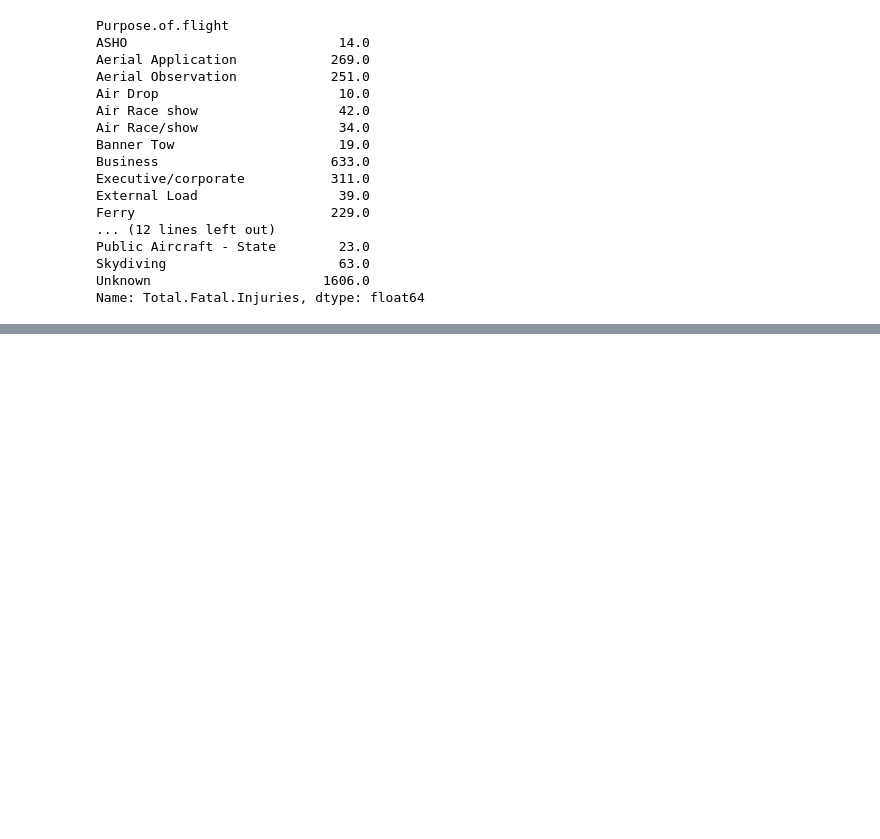
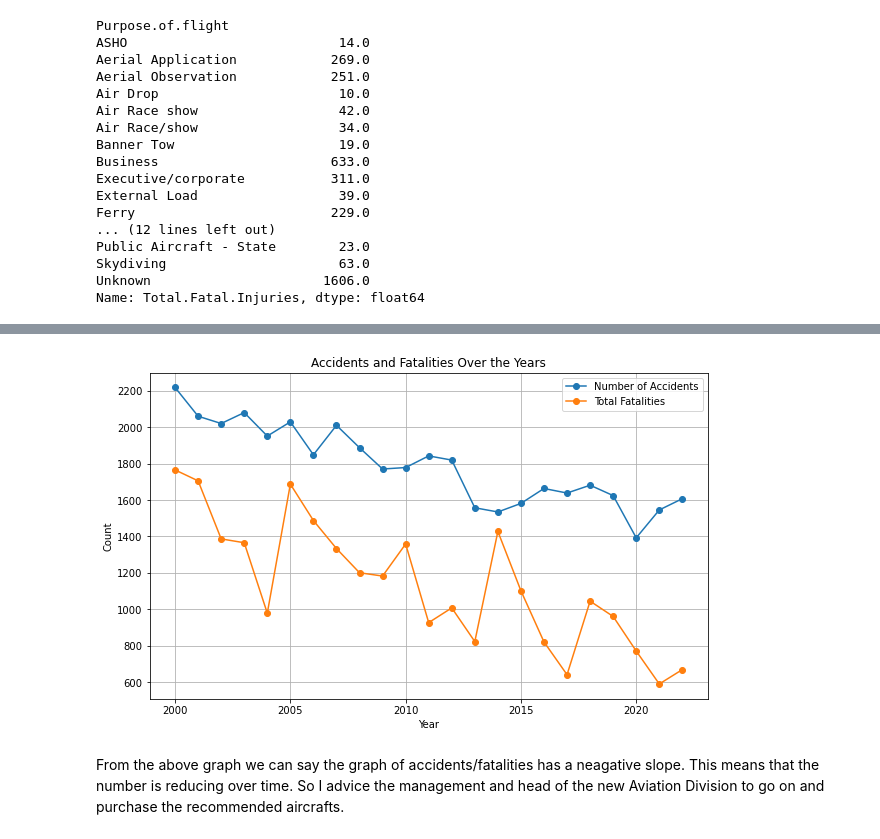
Before and after one commit to Kwamboka1584/dsc-phase-1-project-v3, a Jupyter notebook: student.ipynb, the cells around one changed output, grey strips where cells are left out. Drawn from its saved outputs; the diff is of its cells as text; code cells hidden in the pictures; blank space fills up the shorter version.

```diff
--- a/student.ipynb
+++ b/student.ipynb
@@ -387,0 +418,20 @@ plt.show()
+# %%
+# Accidents graph over the years from the year 2000
+accidents_by_year = Aviation_df_clean.groupby(YEAR).agg(
+    num_accidents=(EVENT_ID, 'count'),
+    total_fatalities=(TOTAL_FATAL_INJURIES, 'sum')
+).reset_index()
+accidents_by_year = accidents_by_year.sort_values(YEAR, ascending=True)
+plt.figure(figsize=(10, 6))
+plt.plot(accidents_by_year[YEAR], accidents_by_year['num_accidents'], marker='o', label='Number of Accidents')
+plt.plot(accidents_by_year[YEAR], accidents_by_year['total_fatalities'], marker='o', label='Total Fatalities')
+plt.title('Accidents and Fatalities Over the Years')
+plt.xlabel('Year')
+plt.ylabel('Count')
+plt.legend()
+plt.grid(True)
+plt.show()
+# %% [output]
+[figure, added]
+# %% [markdown]
+From the above graph we can say the graph of accidents/fatalities has a neagative slope. This means that the number is reducing over time. So I advice the management and head of the new Aviation Division to go on and purchase the recommended aircrafts.
```
Also changed, not shown: parts of 20 cells of this notebook.
